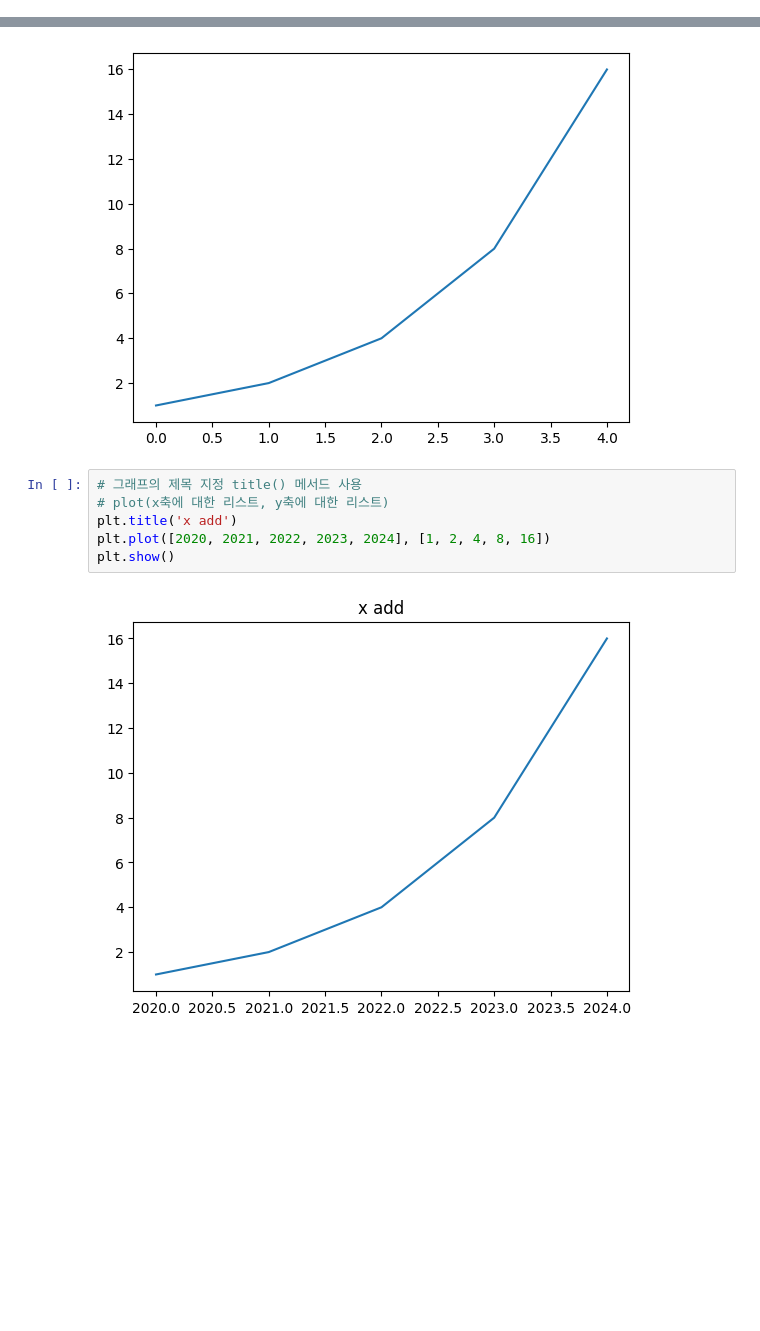
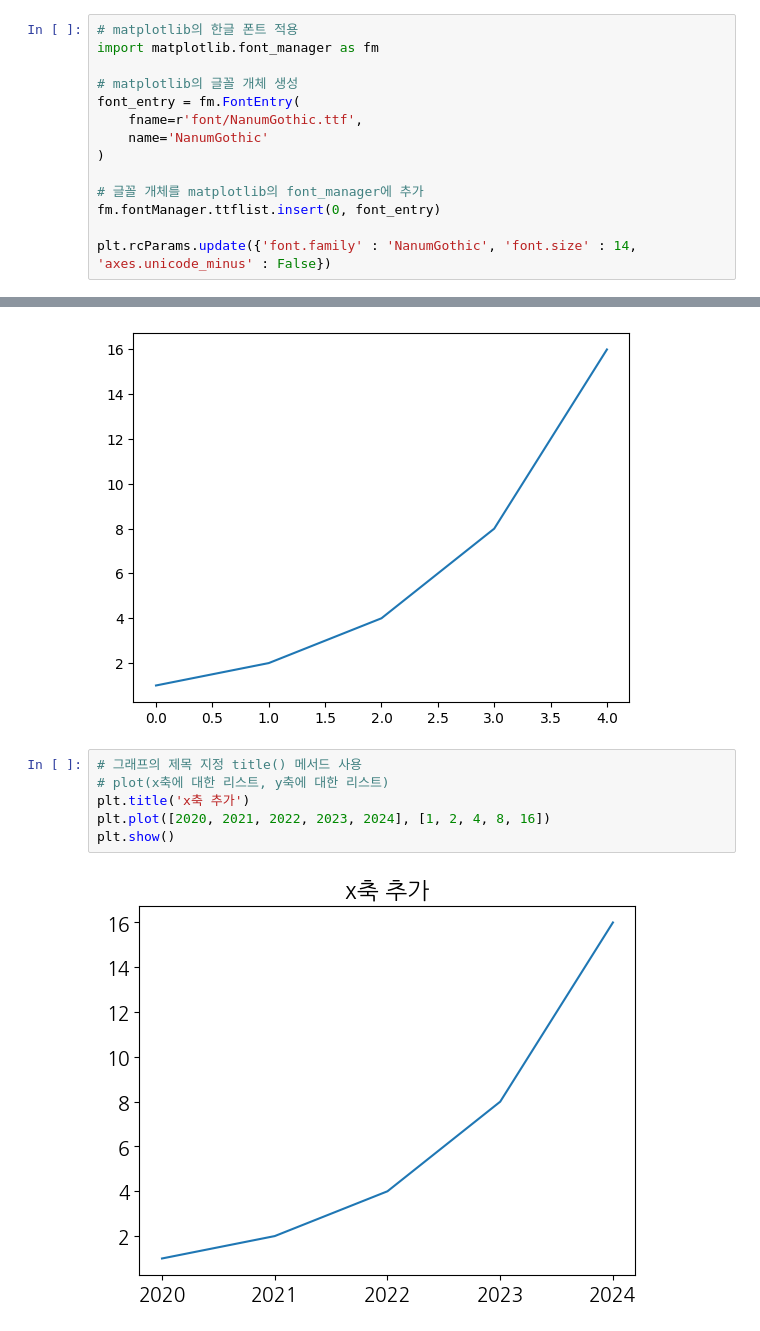
Before and after one commit to Jeongsunga/Python-20240718, a Jupyter notebook: visualize-data.ipynb, the cells around one changed output, grey strips where cells are left out. Saved outputs shown, nothing was run; the diff lists cells and outputs as text; blank space fills up the shorter version.

````diff
--- a/visualize-data.ipynb
+++ b/visualize-data.ipynb
@@ -22,6 +22,20 @@ import matplotlib.pyplot as plt
 ```
 # %%
 import matplotlib.pyplot as plt
+# %%
+# matplotlib의 한글 폰트 적용
+import matplotlib.font_manager as fm
+
+# matplotlib의 글꼴 개체 생성
+font_entry = fm.FontEntry(
+    fname=r'font/NanumGothic.ttf',
+    name='NanumGothic'
+)
+
+# 글꼴 개체를 matplotlib의 font_manager에 추가
+fm.fontManager.ttflist.insert(0, font_entry)
+
+plt.rcParams.update({'font.family' : 'NanumGothic', 'font.size' : 14, 'axes.unicode_minus' : False})
 # %%
 import numpy as np
 # %%
@@ -61,8 +75,8 @@ plt.show()
 # %%
 # 그래프의 제목 지정 title() 메서드 사용
 # plot(x축에 대한 리스트, y축에 대한 리스트)
-plt.title('x add')
+plt.title('x축 추가')
 plt.plot([2020, 2021, 2022, 2023, 2024], [1, 2, 4, 8, 16])
 plt.show()
 # %% [output]
-[figure, old version]
+[figure, new version]
````
Also changed, not shown: parts of 8 cells of this notebook.
